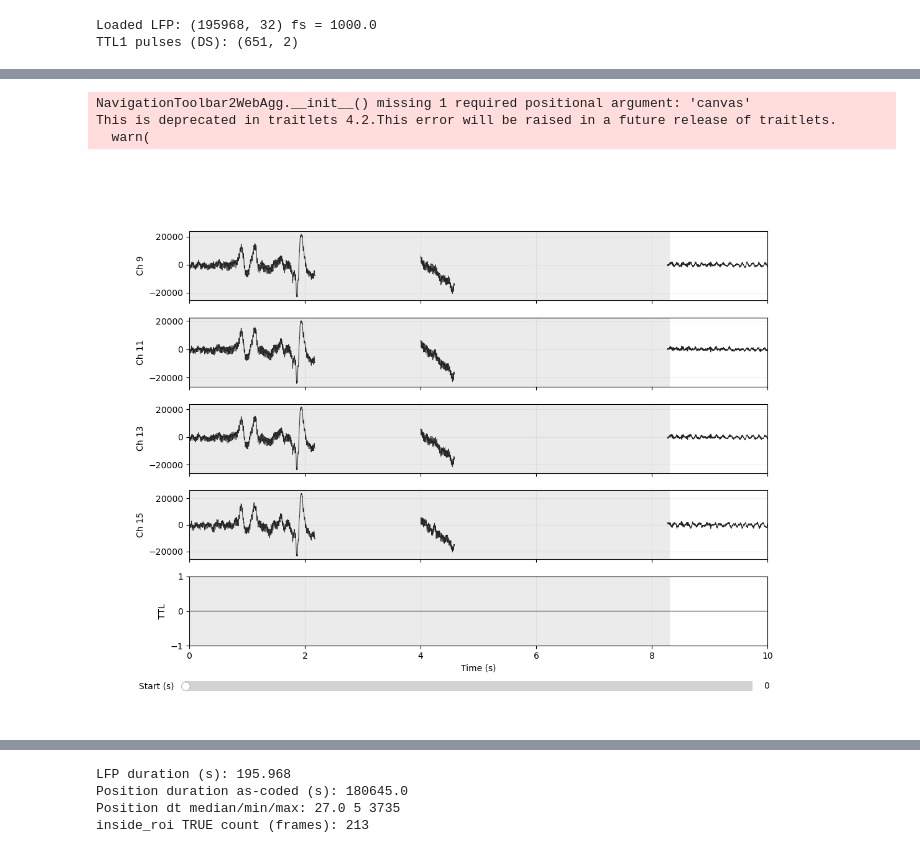
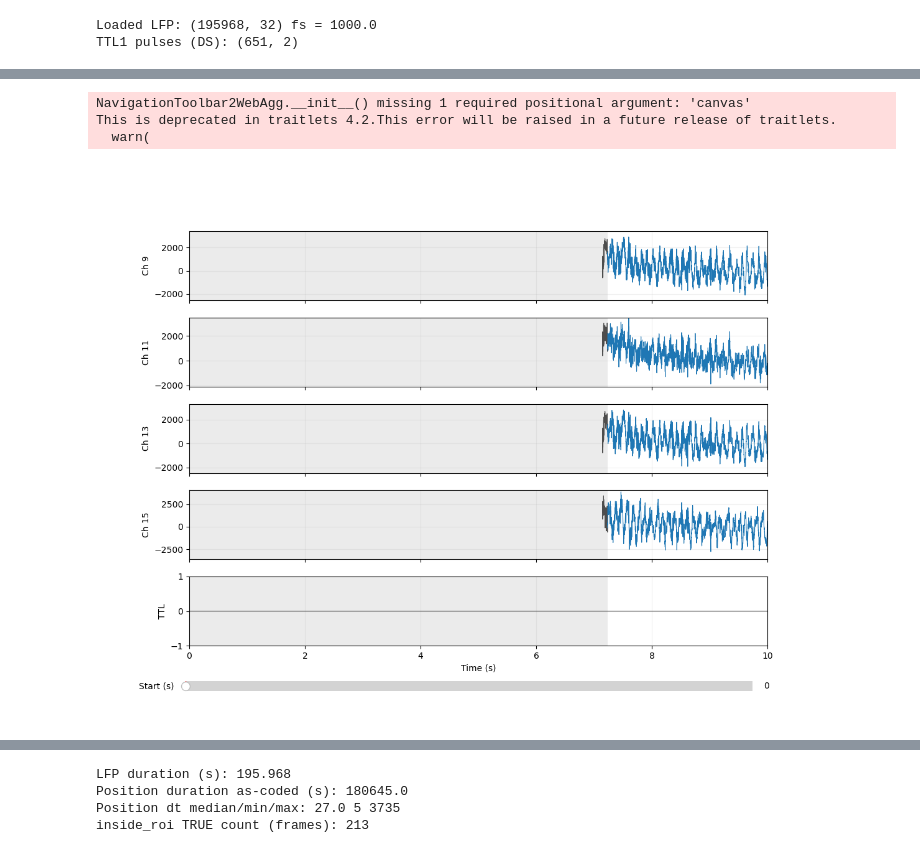
Before and after one commit to Koushouu/Cheeseboard, a Jupyter notebook: LFP/general/XM_PSD_theta.ipynb, the cells around one changed output, grey strips where cells are left out. Cells and saved outputs as stored; diff of their text form; code cells hidden in the pictures.

```diff
--- a/LFP/general/XM_PSD_theta.ipynb
+++ b/LFP/general/XM_PSD_theta.ipynb
@@ -165,7 +178,7 @@ if inside_roi_raw.dtype != bool:
 position_raw = position_raw[["frame", "timestamp", "smooth_trans_x", "smooth_trans_y"]].copy()
 position_raw["inside_roi"] = inside_roi_raw.values
 
-# timestamp is in milliseconds -> convert to seconds (you said you've already done this, but keep explicit)
+# timestamp is in milliseconds -> convert to seconds
 t_raw = (position_raw["timestamp"].values - position_raw["timestamp"].iloc[0]) / 1000.0
 position_raw["t"] = t_raw
 
@@ -177,7 +190,7 @@ detected_mask_raw = (position_raw["smooth_trans_x"].values != -1)
 # In the first 10 s, find the first sample that begins a >=3 s continuous detected run.
 # That first sample time is trial_start_pos_s.
 # ------------------------------------------------------------------
-def find_trial_start_pos(t_s, detected_mask, first_window_s=10.0, min_detected_run_s=3.0):
+def find_trial_start_pos(t_s, detected_mask, first_window_s=30.0, min_detected_run_s=3.0):
     t_s = np.asarray(t_s, dtype=float)
     detected_mask = np.asarray(detected_mask, dtype=bool)
     if t_s.size == 0:
@@ -212,7 +225,7 @@ def find_trial_start_pos(t_s, detected_mask, first_window_s=10.0, min_detected_r
 trial_start_pos_s = find_trial_start_pos(
     t_s=position_raw["t"].values,
     detected_mask=detected_mask_raw,
-    first_window_s=10.0,
+    first_window_s=3.0,
     min_detected_run_s=3.0
 )
 if trial_start_pos_s is None:
@@ -336,15 +349,23 @@ front_removed_seg = (0.0, max(0.0, trial_start_lfp_s))
 front_removed_end = front_removed_seg[1]
 
 # ------------------------------------------------------------------
-# Viewer with slider for sanity check
+# Viewer with slider for sanity check (colored segments + fixed-height ROI dots)
 # ------------------------------------------------------------------
-window_s = 10.0
+import matplotlib.pyplot as plt
+from matplotlib.widgets import Slider
+
+window_s = 20.0
 fig, axes = plt.subplots(len(channels) + 1, 1, figsize=(12, 9), sharex=True)
 plt.subplots_adjust(bottom=0.14, hspace=0.25)
 
 ax_sl = fig.add_axes([0.12, 0.05, 0.76, 0.035])
 max_start = max(0.0, float(t_lfp[-1]) - window_s)
 sld = Slider(ax_sl, "Start (s)", 0.0, max_start, valinit=0.0)
+
+# Style
+COL_REST = "#1f77b4"    # blue
+COL_PRE  = "#4d4d4d"    # dark grey
+COL_DOTS = "#00B050"    # green
 
 def shade_front_removed(ax, i0, i1, color="#b0b0b0", alpha=0.25):
     if front_removed_end <= 0:
@@ -363,8 +384,10 @@ def shade_ttl(ax, i0, i1, alpha=0.10):
 def render(start_s):
     i0 = float(start_s)
     i1 = float(start_s + window_s)
+
     idx0 = int(i0 * fs_ds)
     idx1 = int(min(n, i1 * fs_ds))
+
     t = t_lfp[idx0:idx1]
 
     for ax in axes:
@@ -377,27 +400,56 @@ def render(start_s):
     # --- LFP panels ---
     for ax, ch in zip(axes[:-1], channels):
         seg = lfp_traces[ch][idx0:idx1]
-        ax.plot(t, seg, lw=0.7, color="0.15")
 
+        # Split the trace into "pre-trial-start" vs "rest"
+        pre_mask = (t < front_removed_end)   # time-based mask within this plotted window
+        seg_pre  = seg.copy()
+        seg_rest = seg.copy()
+        seg_pre[~pre_mask]   = np.nan
+        seg_rest[pre_mask]   = np.nan
+
+        ax.plot(t, seg_pre,  lw=0.8, color=COL_PRE)   # unwanted segment in dark grey
+        ax.plot(t, seg_rest, lw=0.8, color=COL_REST)  # rest in blue
+
+        # Shading overlays
         shade_front_removed(ax, i0, i1)
         shade_ttl(ax, i0, i1)
 
+        # Fixed-height green dots (event markers)
         if t_inside.size:
-            y_inside = lfp_traces[ch][inside_idx_win]
-            good = np.isfinite(y_inside)
+            # Put dots at a constant height near the top of the axis.
+            # Use robust y-lims based on the visible data in this window.
+            y_valid = seg[np.isfinite(seg)]
+            if y_valid.size:
+                lo, hi = np.percentile(y_valid, [1, 99])
+                pad = 0.25 * (hi - lo + 1e-9)
+                ax.set_ylim(lo - pad, hi + pad)
+                y_dot = hi + 0.10 * (hi - lo + 1e-9)   # slightly above trace
+            else:
+                # fallback
+                ax.set_ylim(-1, 1)
+                y_dot = 0.8
+
             ax.scatter(
-                t_inside[good],
-                y_inside[good],
-                s=70,
-                color="#00B050",
+                t_inside,
+                np.full_like(t_inside, y_dot, dtype=float),
+                s=60,
+                color=COL_DOTS,
                 alpha=0.95,
-                zorder=3
+                zorder=5
             )
+        else:
+            # still set y-lims robustly even if no dots
+            y_valid = seg[np.isfinite(seg)]
+            if y_valid.size:
+                lo, hi = np.percentile(y_valid, [1, 99])
+                pad = 0.25 * (hi - lo + 1e-9)
+                ax.set_ylim(lo - pad, hi + pad)
 
         ax.set_ylabel(f"Ch {ch}")
         ax.grid(True, alpha=0.2)
 
-    # --- TTL panel (draw all TTL as spans) ---
+    # --- TTL panel ---
     axes[-1].plot(t, np.zeros_like(t), lw=0.8, color="0.2")
     for s, e in ttl_spans:
         if e <= i0 or s >= i1:
@@ -432,4 +488,4 @@ inside_roi dots in LFP indices: 213
 NavigationToolbar2WebAgg.__init__() missing 1 required positional argument: 'canvas'
 This is deprecated in traitlets 4.2.This error will be raised in a future release of traitlets.
   warn(
-[figure, old version]
+[figure, new version]
```
Also changed, not shown: parts of 3 cells of this notebook, 2 other files.
